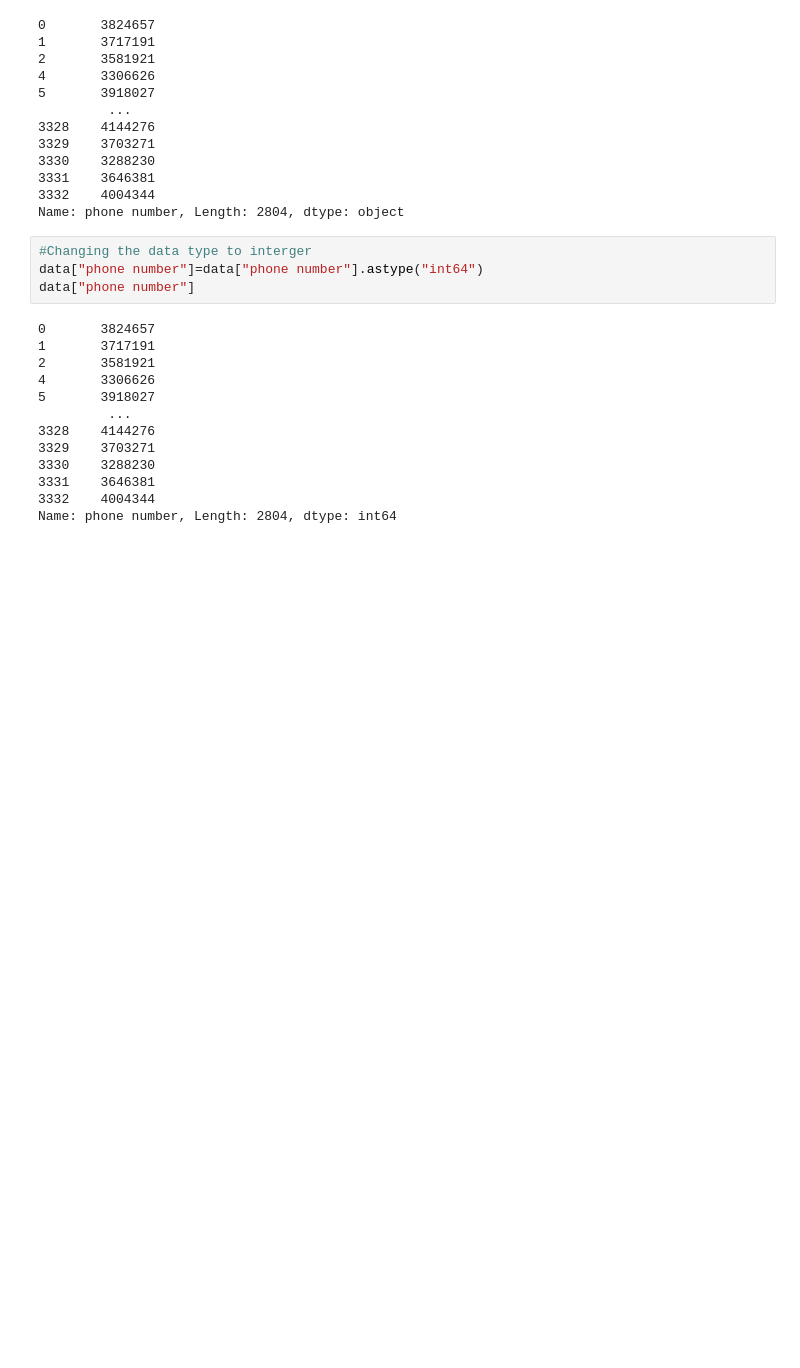
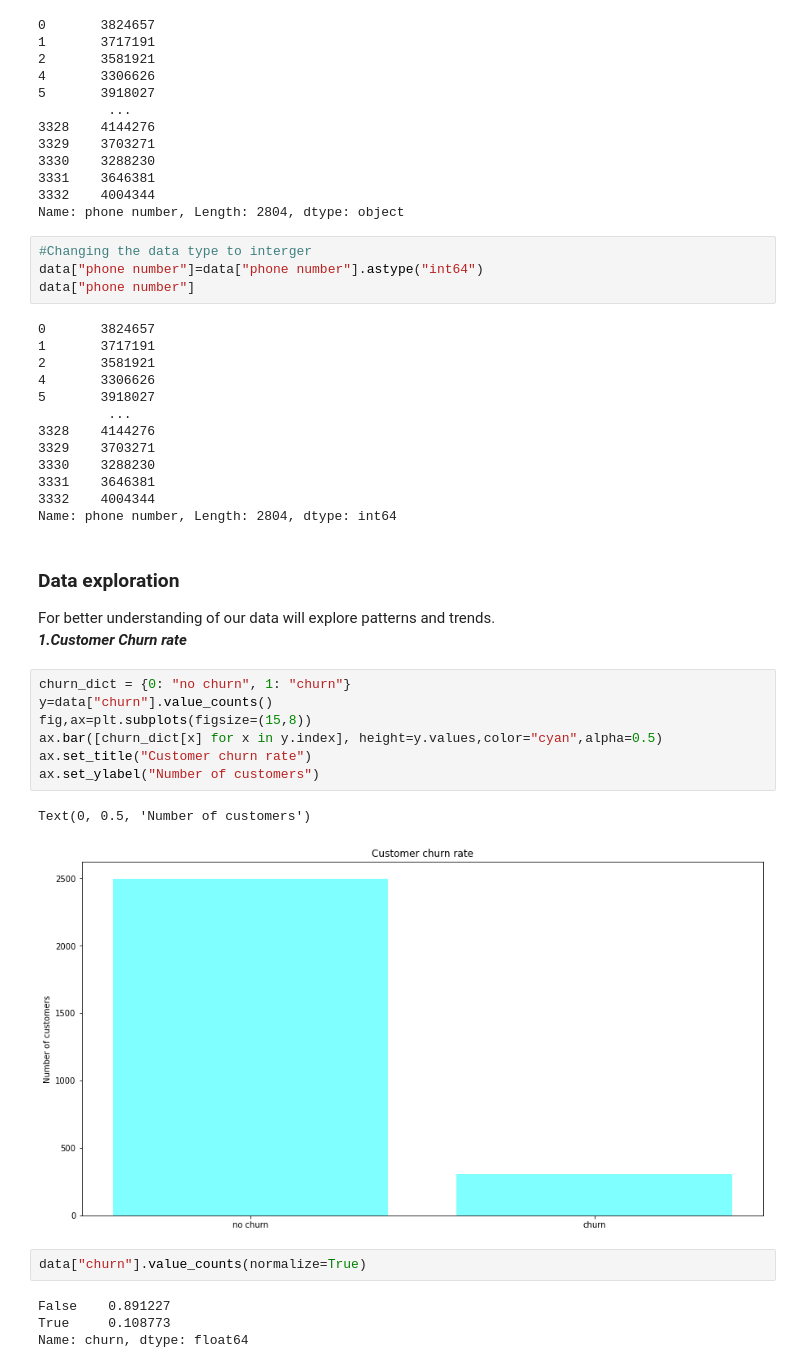
Before and after one commit to HannahMwende/machine_learning-models, a Jupyter notebook: code.ipynb, the cells around one changed output. Saved outputs shown, nothing was run; the diff lists cells and outputs as text; blank space fills up the shorter version.

```diff
--- a/code.ipynb
+++ b/code.ipynb
@@ -229,3 +278,23 @@ data["phone number"]
 3331    3646381
 3332    4004344
 Name: phone number, Length: 2804, dtype: int64
+# %% [markdown]
+### Data exploration
+For better understanding of our data will explore patterns and trends.<br>
+**_1.Customer Churn rate_**
+# %%
+churn_dict = {0: "no churn", 1: "churn"}
+y=data["churn"].value_counts()
+fig,ax=plt.subplots(figsize=(15,8))
+ax.bar([churn_dict[x] for x in y.index], height=y.values,color="cyan",alpha=0.5)
+ax.set_title("Customer churn rate")
+ax.set_ylabel("Number of customers")
+# %% [output]
+Text(0, 0.5, 'Number of customers')
+[figure, added]
+# %%
+data["churn"].value_counts(normalize=True)
+# %% [output]
+False    0.891227
+True     0.108773
+Name: churn, dtype: float64
```
Also changed, not shown: parts of 79 cells of this notebook.
